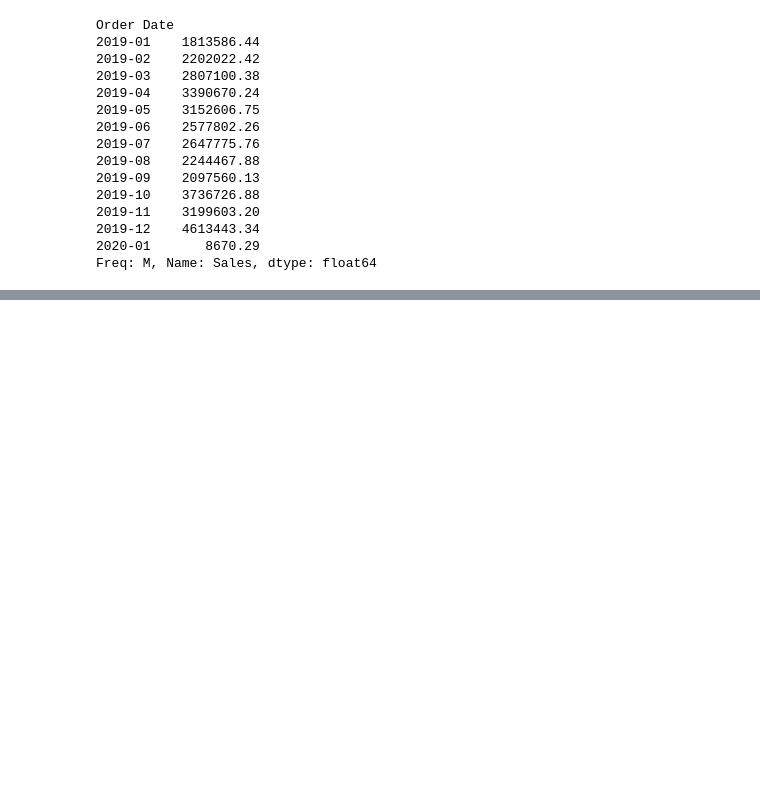
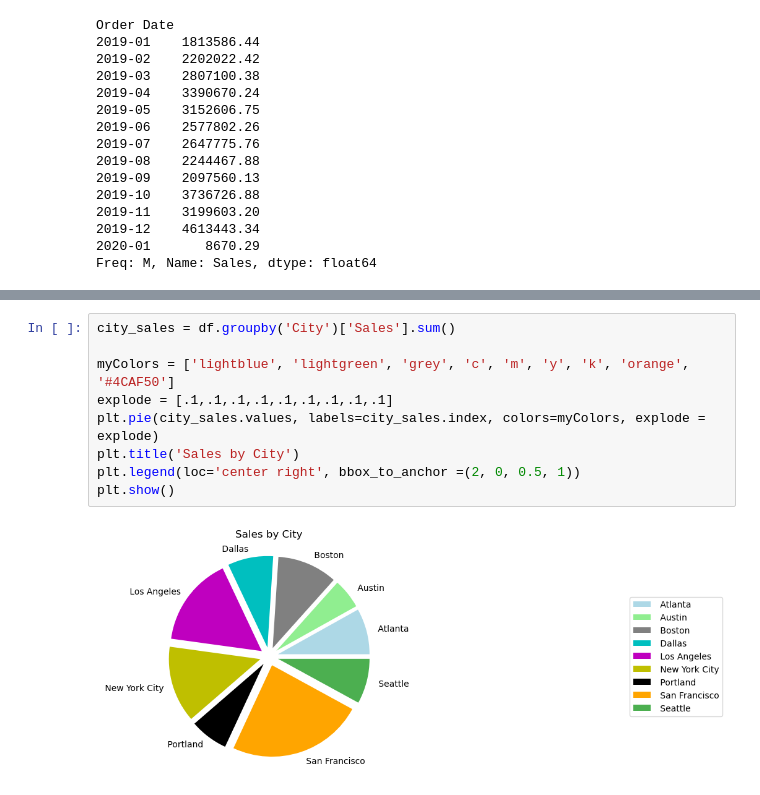
Before and after one commit to faisal8373/data-analysis, a Jupyter notebook: meriskill/Project 1 - Sales Data Analysis-20231022T111451Z-001/Untitled.ipynb, the cells around one changed output, grey strips where cells are left out. Drawn from its saved outputs; the diff is of its cells as text; blank space fills up the shorter version.

```diff
--- a/meriskill/Project 1 - Sales Data Analysis-20231022T111451Z-001/Untitled.ipynb
+++ b/meriskill/Project 1 - Sales Data Analysis-20231022T111451Z-001/Untitled.ipynb
@@ -195,0 +185,11 @@ print(f"Profit Margin: {profit_margin:.2f}%")
+# %%
+city_sales = df.groupby('City')['Sales'].sum()
+
+myColors = ['lightblue', 'lightgreen', 'grey', 'c', 'm', 'y', 'k', 'orange', '#4CAF50']
+explode = [.1,.1,.1,.1,.1,.1,.1,.1,.1]
+plt.pie(city_sales.values, labels=city_sales.index, colors=myColors, explode = explode)
+plt.title('Sales by City')
+plt.legend(loc='center right', bbox_to_anchor =(2, 0, 0.5, 1))
+plt.show()
+# %% [output]
+[figure, added]
```
Also changed, not shown: parts of 7 cells of this notebook, 2 other files.
